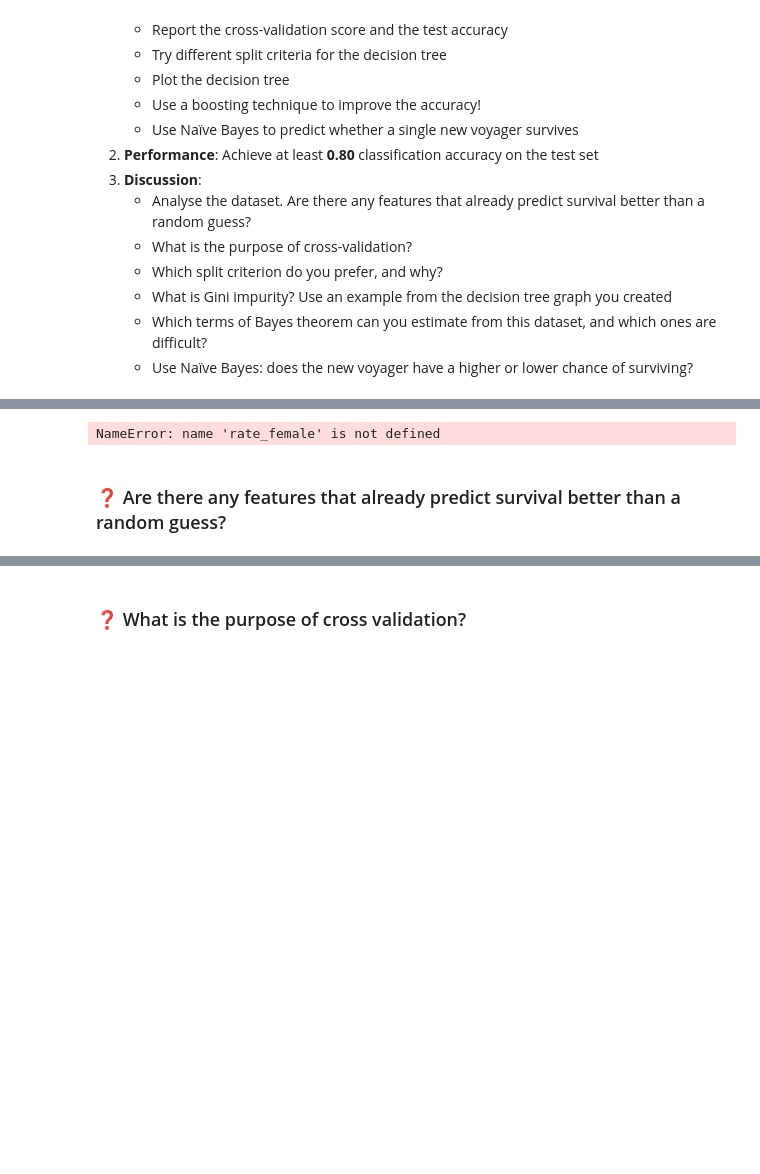
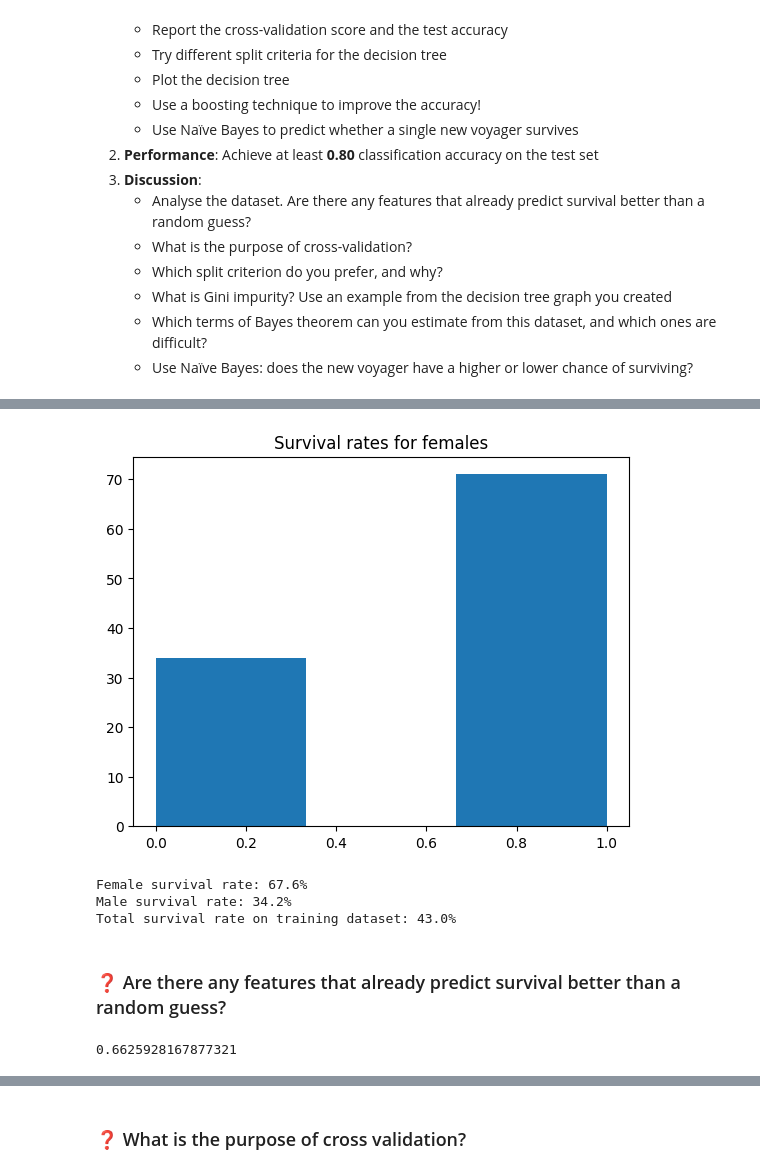
Before and after one commit to EinarJohannes/intro_ml_assignment_2, a Jupyter notebook: Problem2.ipynb, the cells around one changed output, grey strips where cells are left out. Cells and saved outputs as stored; diff of their text form; code cells hidden in the pictures; blank space fills up the shorter version.

```diff
--- a/Problem2.ipynb
+++ b/Problem2.ipynb
@@ -487,3 +583,9 @@ Let's start by understanding the dataset.
+# %%
+plt.hist(train_female["survived"], bins = 3)
+plt.title("Survival rates for females")
+plt.show()
+# %% [output]
+[figure, added]
 # %%
 # Let's analyse the dataset
 # Make some comments about what you print and what useful information it gives
@@ -491,10 +593,28 @@ Let's start by understanding the dataset.
 # YOUR CODE GOES HERE: Let's analyse the dataset!
 # ====================================
 
+
+rate_male = train_male["survived"].mean()
+rate_female = train_female["survived"].mean()
+rate_total = train["survived"].mean()
+
 # ====================================
 print(f"Female survival rate: {rate_female:.1%}")
 print(f"Male survival rate: {rate_male:.1%}")
+print(f"Total survival rate on training dataset: {rate_total:.1%}")
 # %% [output]
-NameError: name 'rate_female' is not defined
+Female survival rate: 67.6%
+Male survival rate: 34.2%
+Total survival rate on training dataset: 43.0%
 # %% [markdown]
 ### ❓ Are there any features that already predict survival better than a random guess?
+# %%
+men = 293
+women = 107
+
+total = men + women
+
+accuracy_one_split = rate_female * (women/total) + (1- rate_male) * (men/total)
+print(accuracy_one_split)
+# %% [output]
+0.6625928167877321
```
Also changed, not shown: parts of 20 cells of this notebook, 1 other file.
